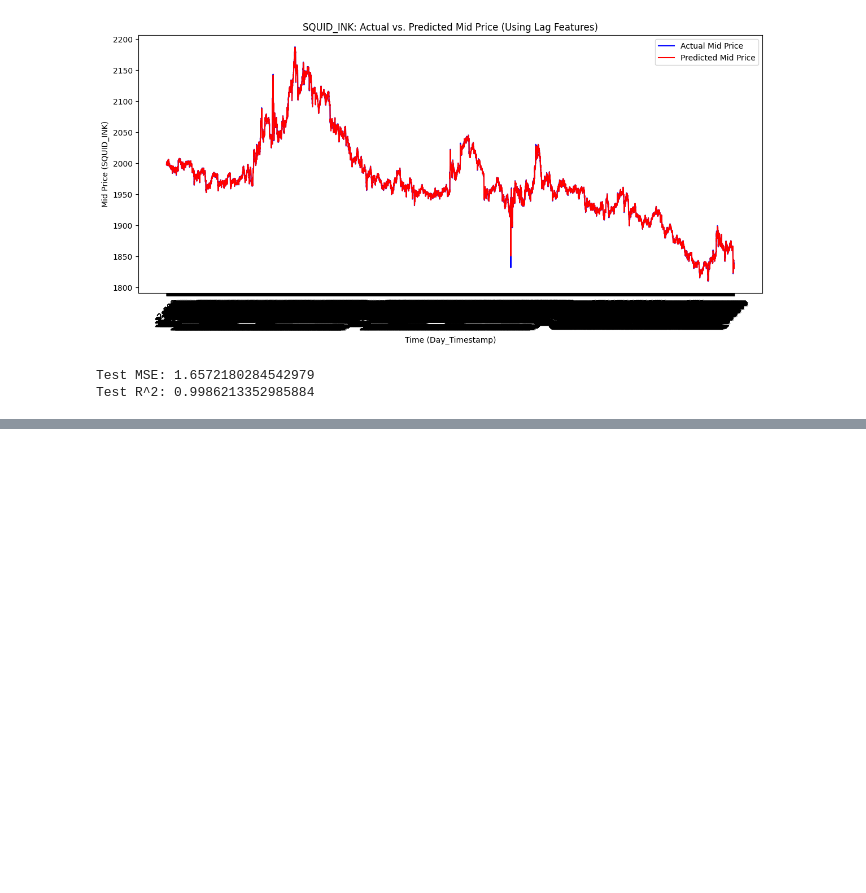
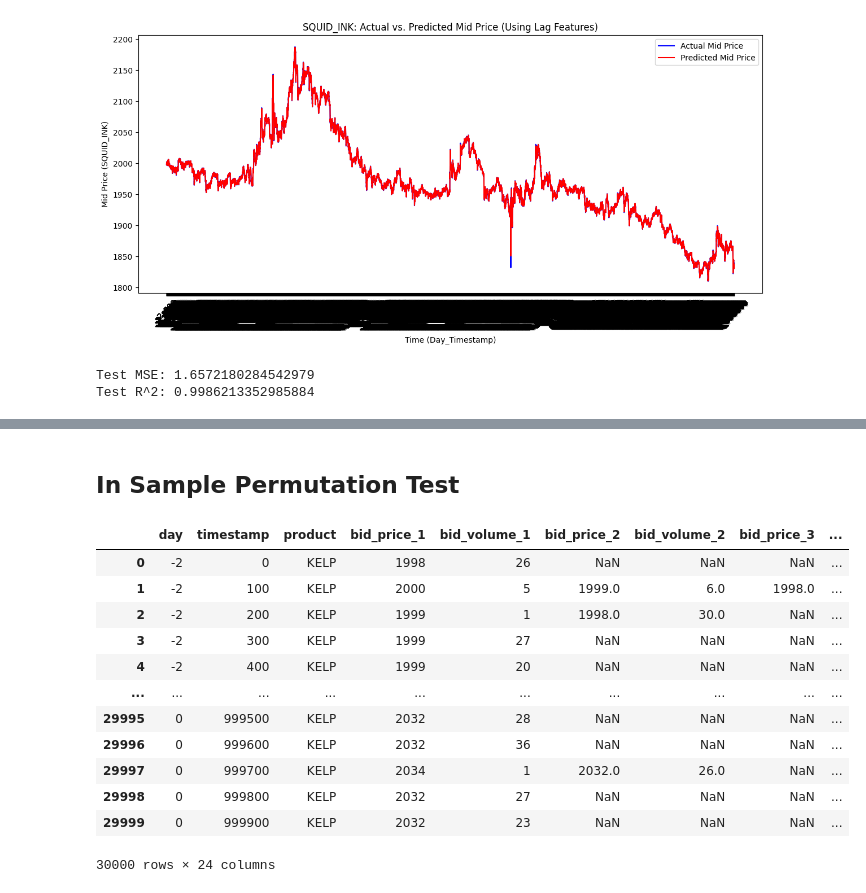
Before and after one commit to ArivAhuja/IMC_Trading_Challenge, a Jupyter notebook: initial_analysis.ipynb, the cells around one changed output, grey strips where cells are left out. Drawn from its saved outputs; the diff is of its cells as text; code cells hidden in the pictures; blank space fills up the shorter version.

```diff
--- a/initial_analysis.ipynb
+++ b/initial_analysis.ipynb
@@ -300,9 +349,0 @@ profit_factor
-# %%
-kelp_df['clr'] = kelp_df['strategy_return'].cumsum()
-plt.style.use('dark_background')
-plt.plot(kelp_df.index, kelp_df['clr'])
-plt.title('Cumulative Log Return')
-plt.xlabel('Date')
-plt.ylabel('Log Return')
-plt.tight_layout()
-plt.show()
@@ -313,13 +349,0 @@ plt.show()
-# %%
-fast_ma = kelp_df['mid_price'].rolling(30).mean()
-slow_ma = kelp_df['mid_price'].rolling(10).mean()
-
-# Signal/position vector. The position at each bar
-kelp_df['signal'] = np.where(fast_ma > slow_ma, 1, 0)
-
-kelp_df['return'] = np.log(kelp_df['mid_price']).diff().shift(-1)
-kelp_df['strategy_return'] = kelp_df['signal'] * kelp_df['return']
-
-r = kelp_df['strategy_return']
-profit_factor = r[r>0].sum() / r[r<0].abs().sum()
-sharpe_ratio = r.mean() / r.std()
@@ -336,0 +476,18 @@ plt.show()
+# %% [markdown]
+## In Sample Permutation Test
+# %%
+kelp_df
+# %% [output]
+|  | day | timestamp | product | bid_price_1 | bid_volume_1 | bid_price_2 | bid_volume_2 | bid_price_3 | ... |
+| 0 | -2 | 0 | KELP | 1998 | 26 | NaN | NaN | NaN | ... |
+| 1 | -2 | 100 | KELP | 2000 | 5 | 1999.0 | 6.0 | 1998.0 | ... |
+| 2 | -2 | 200 | KELP | 1999 | 1 | 1998.0 | 30.0 | NaN | ... |
+| 3 | -2 | 300 | KELP | 1999 | 27 | NaN | NaN | NaN | ... |
+| 4 | -2 | 400 | KELP | 1999 | 20 | NaN | NaN | NaN | ... |
+| ... | ... | ... | ... | ... | ... | ... | ... | ... | ... |
+| 29995 | 0 | 999500 | KELP | 2032 | 28 | NaN | NaN | NaN | ... |
+| 29996 | 0 | 999600 | KELP | 2032 | 36 | NaN | NaN | NaN | ... |
+| 29997 | 0 | 999700 | KELP | 2034 | 1 | 2032.0 | 26.0 | NaN | ... |
+| 29998 | 0 | 999800 | KELP | 2032 | 27 | NaN | NaN | NaN | ... |
+| 29999 | 0 | 999900 | KELP | 2032 | 23 | NaN | NaN | NaN | ... |
+30000 rows × 24 columns
```
Also changed, not shown: parts of 22 cells of this notebook, 1 other file.
